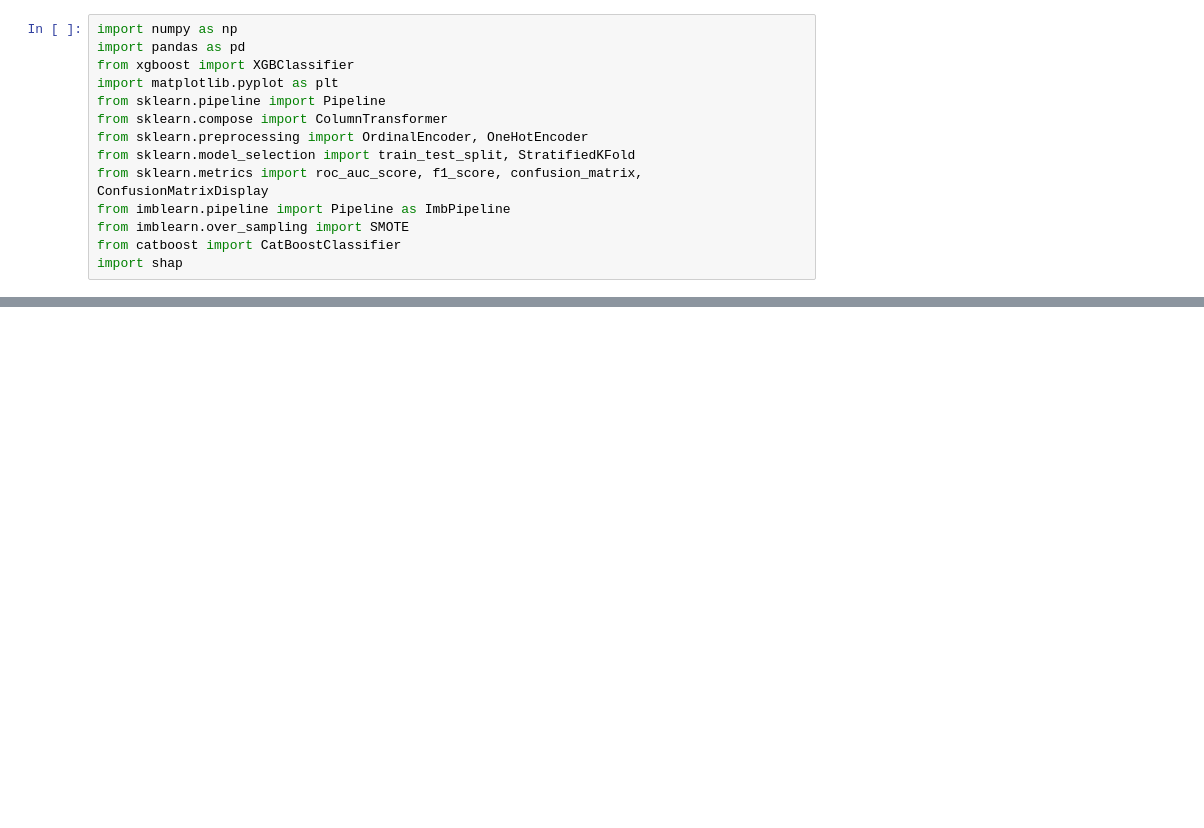
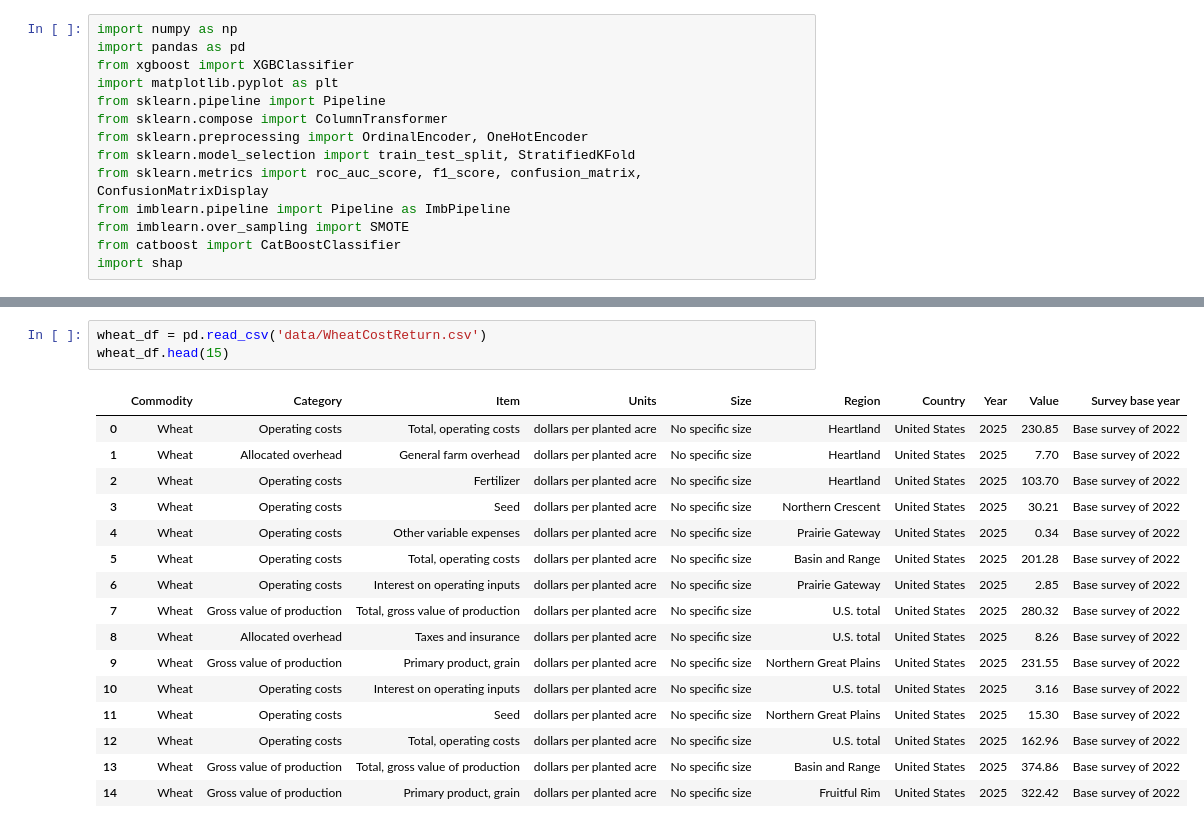
Before and after one commit to WilsonTunggala1/Prescriptive-Data-Science-Group-2, a Jupyter notebook: notebook.ipynb, the cells around one changed output, grey strips where cells are left out. Cells and saved outputs as stored; diff of their text form; blank space fills up the shorter version.

```diff
--- a/notebook.ipynb
+++ b/notebook.ipynb
@@ -117,0 +45,20 @@ df = df.drop('pdays', axis=1)
+# %%
+wheat_df = pd.read_csv('data/WheatCostReturn.csv')
+wheat_df.head(15)
+# %% [output]
+|  | Commodity | Category | Item | Units | Size | Region | Country | Year | Value | Survey base year |
+| 0 | Wheat | Operating costs | Total, operating costs | dollars per planted acre | No specific size | Heartland | United States | 2025 | 230.85 | Base survey of 2022 |
+| 1 | Wheat | Allocated overhead | General farm overhead | dollars per planted acre | No specific size | Heartland | United States | 2025 | 7.70 | Base survey of 2022 |
+| 2 | Wheat | Operating costs | Fertilizer | dollars per planted acre | No specific size | Heartland | United States | 2025 | 103.70 | Base survey of 2022 |
+| 3 | Wheat | Operating costs | Seed | dollars per planted acre | No specific size | Northern Crescent | United States | 2025 | 30.21 | Base survey of 2022 |
+| 4 | Wheat | Operating costs | Other variable expenses | dollars per planted acre | No specific size | Prairie Gateway | United States | 2025 | 0.34 | Base survey of 2022 |
+| 5 | Wheat | Operating costs | Total, operating costs | dollars per planted acre | No specific size | Basin and Range | United States | 2025 | 201.28 | Base survey of 2022 |
+| 6 | Wheat | Operating costs | Interest on operating inputs | dollars per planted acre | No specific size | Prairie Gateway | United States | 2025 | 2.85 | Base survey of 2022 |
+| 7 | Wheat | Gross value of production | Total, gross value of production | dollars per planted acre | No specific size | U.S. total | United States | 2025 | 280.32 | Base survey of 2022 |
+| 8 | Wheat | Allocated overhead | Taxes and insurance | dollars per planted acre | No specific size | U.S. total | United States | 2025 | 8.26 | Base survey of 2022 |
+| 9 | Wheat | Gross value of production | Primary product, grain | dollars per planted acre | No specific size | Northern Great Plains | United States | 2025 | 231.55 | Base survey of 2022 |
+| 10 | Wheat | Operating costs | Interest on operating inputs | dollars per planted acre | No specific size | U.S. total | United States | 2025 | 3.16 | Base survey of 2022 |
+| 11 | Wheat | Operating costs | Seed | dollars per planted acre | No specific size | Northern Great Plains | United States | 2025 | 15.30 | Base survey of 2022 |
+| 12 | Wheat | Operating costs | Total, operating costs | dollars per planted acre | No specific size | U.S. total | United States | 2025 | 162.96 | Base survey of 2022 |
+| 13 | Wheat | Gross value of production | Total, gross value of production | dollars per planted acre | No specific size | Basin and Range | United States | 2025 | 374.86 | Base survey of 2022 |
+| 14 | Wheat | Gross value of production | Primary product, grain | dollars per planted acre | No specific size | Fruitful Rim | United States | 2025 | 322.42 | Base survey of 2022 |
```
Also changed, not shown: parts of 37 cells of this notebook, 6 other files.
